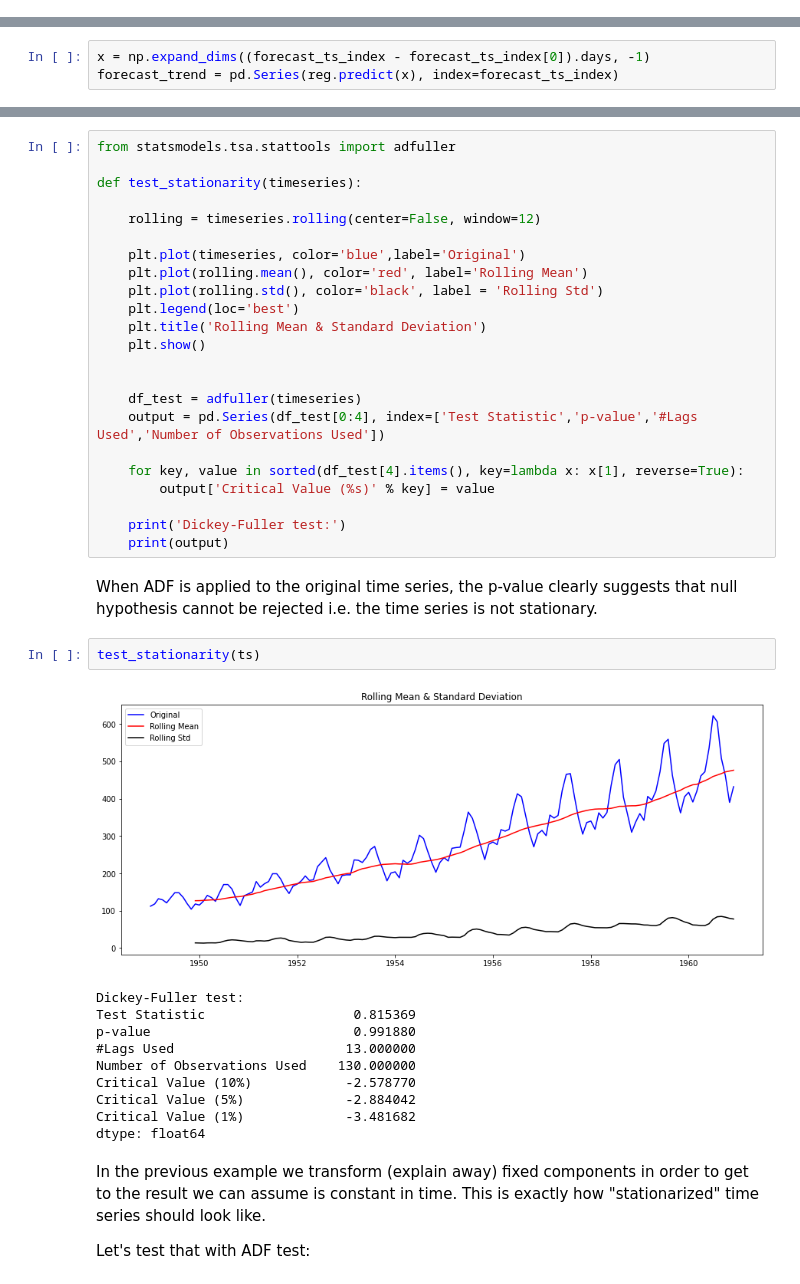
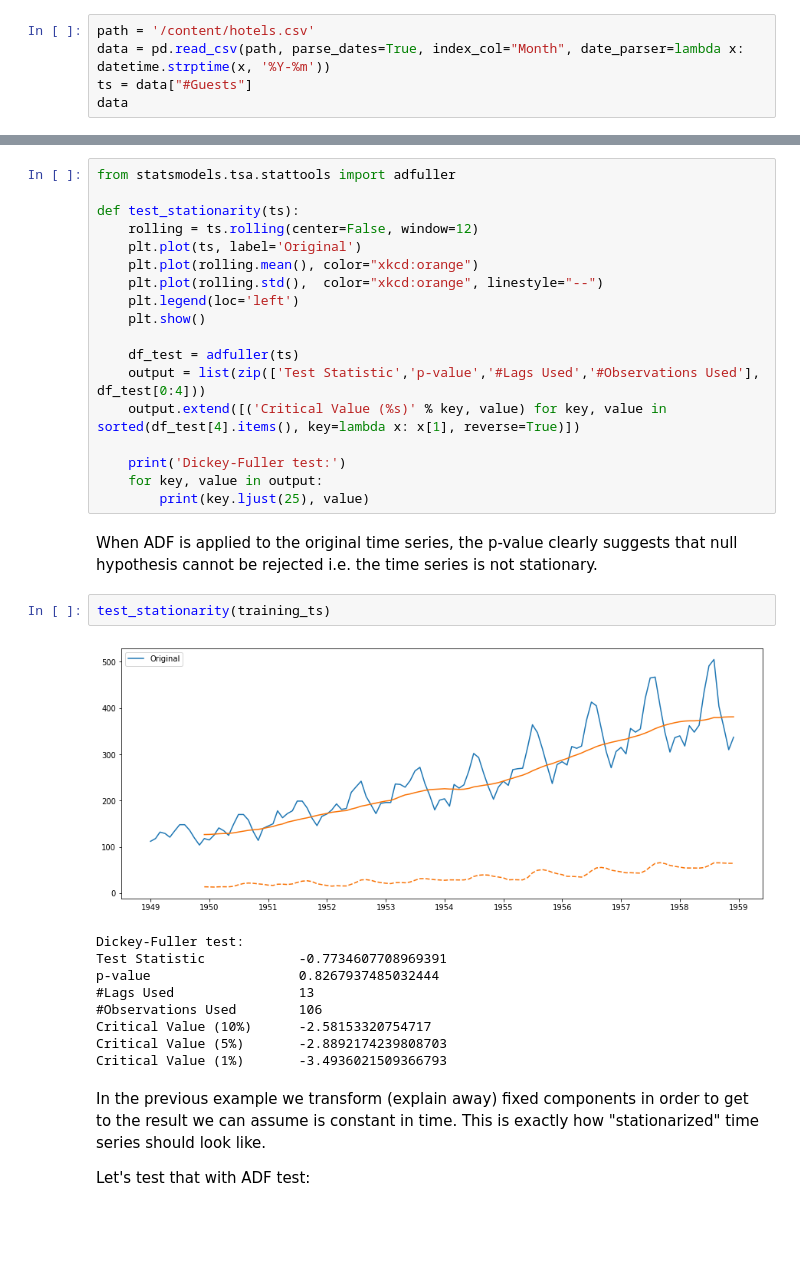
Before and after one commit to mlcollege/time-series-analysis, a Jupyter notebook: src/arima-complete.ipynb, the cells around one changed output, grey strips where cells are left out. Saved outputs shown, nothing was run; the diff lists cells and outputs as text; blank space fills up the shorter version.

```diff
--- a/src/arima-complete.ipynb
+++ b/src/arima-complete.ipynb
@@ -61,3 +69,8 @@ data
 | 1960-11-01 | 390 |
 | 1960-12-01 | 432 |
 144 rows × 1 columns
+# %%
+path = '/content/hotels.csv'
+data = pd.read_csv(path, parse_dates=True, index_col="Month", date_parser=lambda x: datetime.strptime(x, '%Y-%m'))
+ts = data["#Guests"]
+data
@@ -196,3 +230,0 @@ forecast_ts_index=pd.date_range(start='1949-01-01', periods=X.shape[0] + VALIDAT
-# %%
-x = np.expand_dims((forecast_ts_index - forecast_ts_index[0]).days, -1)
-forecast_trend = pd.Series(reg.predict(x), index=forecast_ts_index)
@@ -273,41 +308,35 @@ There's a statistical test for testing stationarity of the time series. It's cal
 # %%
 from statsmodels.tsa.stattools import adfuller
 
-def test_stationarity(timeseries):
-
-    rolling = timeseries.rolling(center=False, window=12)
-
-    plt.plot(timeseries, color='blue',label='Original')
-    plt.plot(rolling.mean(), color='red', label='Rolling Mean')
-    plt.plot(rolling.std(), color='black', label = 'Rolling Std')
-    plt.legend(loc='best')
-    plt.title('Rolling Mean & Standard Deviation')
+def test_stationarity(ts):
+    rolling = ts.rolling(center=False, window=12)
+    plt.plot(ts, label='Original')
+    plt.plot(rolling.mean(), color="xkcd:orange")
+    plt.plot(rolling.std(),  color="xkcd:orange", linestyle="--")
+    plt.legend(loc='left')
     plt.show()
 
-
-    df_test = adfuller(timeseries)
-    output = pd.Series(df_test[0:4], index=['Test Statistic','p-value','#Lags Used','Number of Observations Used'])
-
-    for key, value in sorted(df_test[4].items(), key=lambda x: x[1], reverse=True):
-        output['Critical Value (%s)' % key] = value
+    df_test = adfuller(ts)
+    output = list(zip(['Test Statistic','p-value','#Lags Used','#Observations Used'], df_test[0:4]))
+    output.extend([('Critical Value (%s)' % key, value) for key, value in sorted(df_test[4].items(), key=lambda x: x[1], reverse=True)])
 
     print('Dickey-Fuller test:')
-    print(output)
+    for key, value in output:
+        print(key.ljust(25), value)
 # %% [markdown]
 When ADF is applied to the original time series, the p-value clearly suggests that null hypothesis cannot be rejected i.e. the time series is not stationary.
 # %%
-test_stationarity(ts)
+test_stationarity(training_ts)
 # %% [output]
-[figure, old version]
+[figure, new version]
 Dickey-Fuller test:
-Test Statistic                   0.815369
-p-value                          0.991880
-#Lags Used                      13.000000
-Number of Observations Used    130.000000
-Critical Value (10%)            -2.578770
-Critical Value (5%)             -2.884042
-Critical Value (1%)             -3.481682
-dtype: float64
+Test Statistic            -0.7734607708969391
+p-value                   0.8267937485032444
+#Lags Used                13
+#Observations Used        106
+Critical Value (10%)      -2.58153320754717
+Critical Value (5%)       -2.8892174239808703
+Critical Value (1%)       -3.4936021509366793
 # %% [markdown]
 In the previous example we transform (explain away) fixed components in order to get to the result we can assume is constant in time. This is exactly how "stationarized" time series should look like.
 
```
Also changed, not shown: parts of 20 cells of this notebook.
